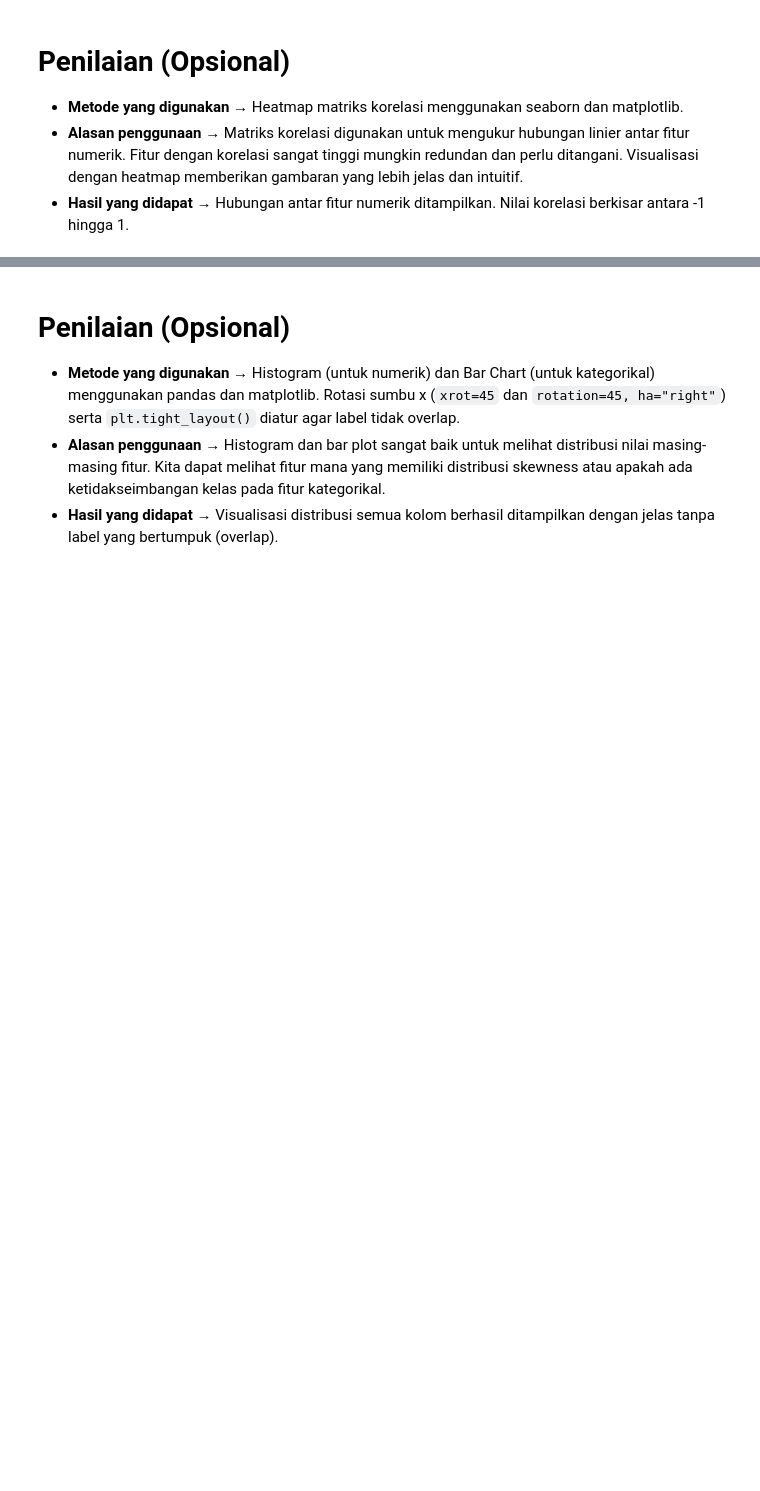
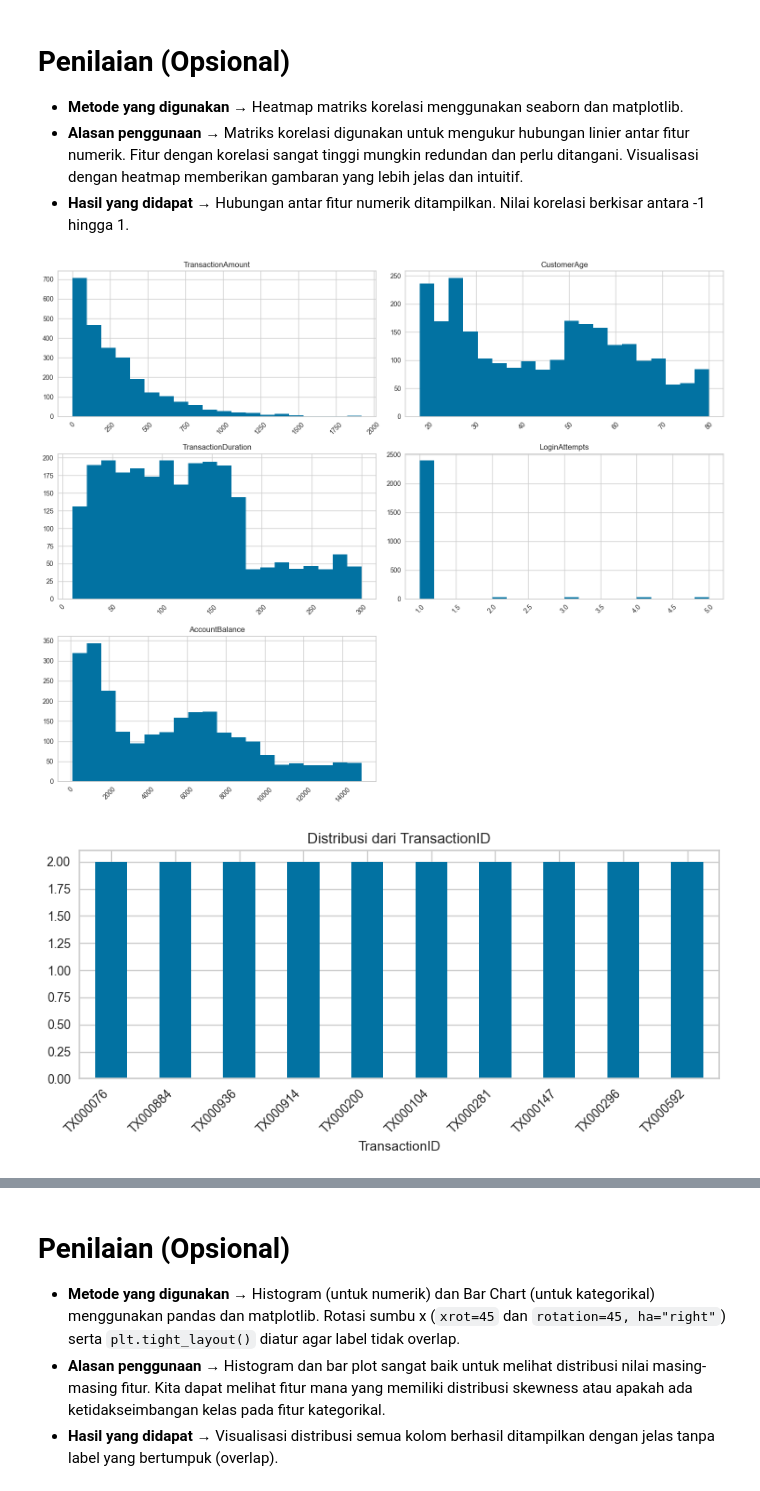
Before and after one commit to Rafhrss/Machine-Learning, a Jupyter notebook: ML-Dicoding/[Clustering]_Submission_Akhir_BMLP_Rafa Haris.ipynb, the cells around one changed output, grey strips where cells are left out. Saved outputs shown, nothing was run; the diff lists cells and outputs as text; code cells hidden in the pictures; blank space fills up the shorter version.

```diff
--- a/ML-Dicoding/[Clustering]_Submission_Akhir_BMLP_Rafa Haris.ipynb
+++ b/ML-Dicoding/[Clustering]_Submission_Akhir_BMLP_Rafa Haris.ipynb
@@ -181,21 +181,24 @@ plt.show()
 # %%
 # Menampilkan histogram untuk semua kolom (numerik dan kategorikal)
 
 ### MULAI CODE ###
 
 # Mengatur parameter layout untuk menghindari overlapping label
 df.hist(figsize=(15, 12), bins=20, xrot=45)
 plt.tight_layout()
 plt.show()
 
 # Histogram untuk kolom kategorikal (menggunakan bar chart)
 cat_cols = df.select_dtypes(include=["object"]).columns
 for col in cat_cols:
     plt.figure(figsize=(8, 4))
-    df[col].value_counts().plot(kind="bar")
+    df[col].value_counts().head(10).plot(kind="bar")
     plt.title(f"Distribusi dari {col}")
     plt.xticks(rotation=45, ha="right")
     plt.tight_layout()
     plt.show()
 
 ### SELESAI CODE ###
+# %% [output]
+[figure, added]
+[figure, added]
```
Also changed, not shown: parts of 31 cells of this notebook, 12 other files.
